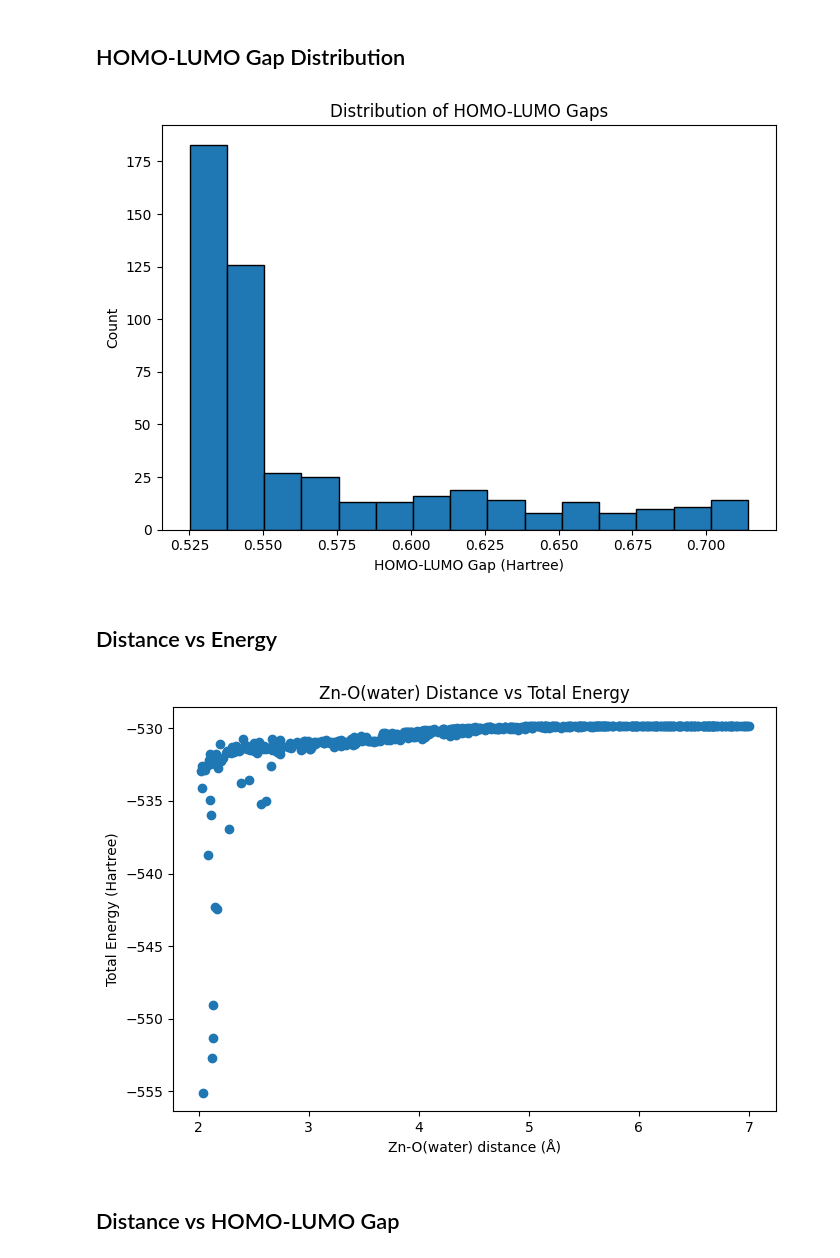
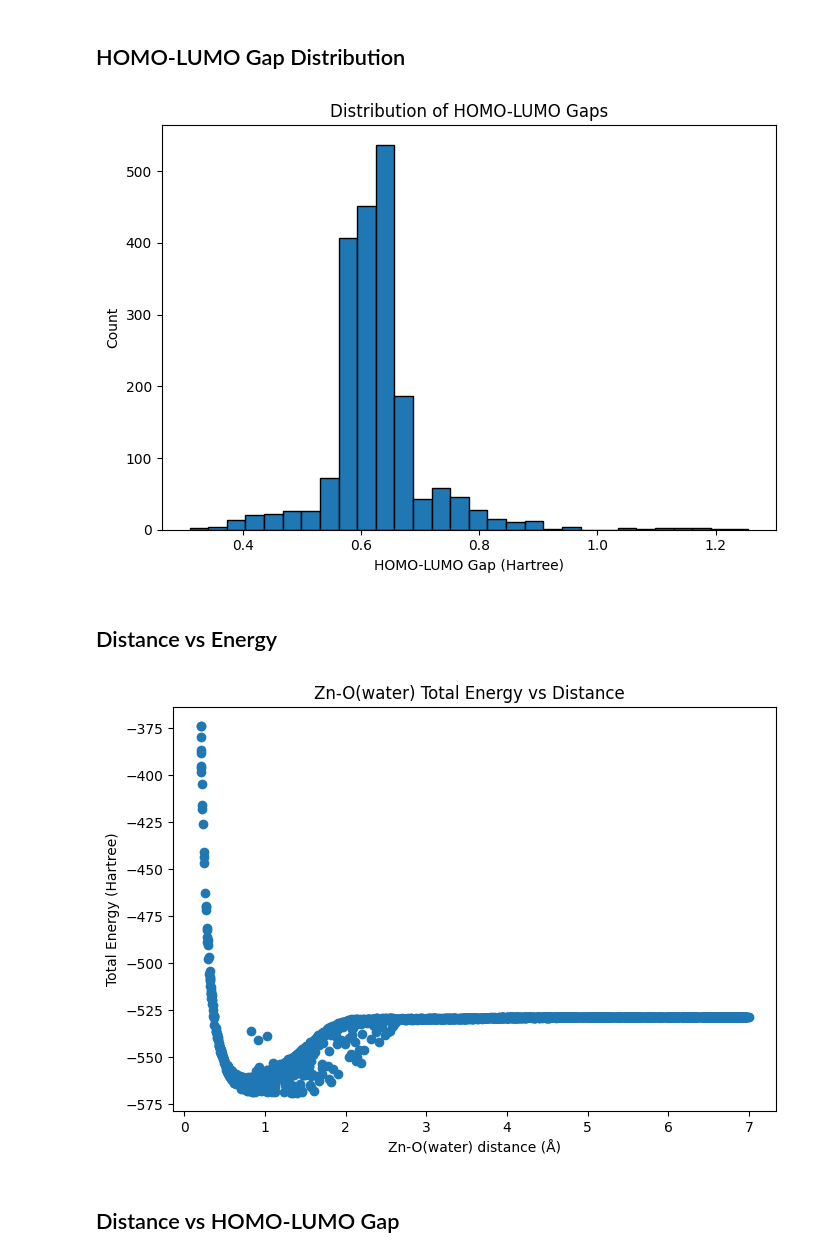
Before and after one commit to kaylajrox/pyscf-active-site-initial-tests, a Jupyter notebook: water-statistical-analysis.ipynb, the cells around one changed output. Saved outputs shown, nothing was run; the diff lists cells and outputs as text; code cells hidden in the pictures.

```diff
--- a/water-statistical-analysis.ipynb
+++ b/water-statistical-analysis.ipynb
@@ -532,7 +540,7 @@ This section constructs the dataset by loading generated results from pyscf calc
 # %% [markdown]
 ### Change CSV for every new pyscf analysis run to do separate analysis
 # %%
-csv_file = "water_sampling_results/water_sampling_results_2026-05-01_20-54-21.csv"
+csv_file = "water_sampling_results/water_sampling_results_2026-05-02_00-35-22.csv"
 # %%
 
 df = pd.read_csv(csv_file)
@@ -887,19 +1387,19 @@ R² = 0.9368
 # %%
 
 # =========================
 # 3. HOMO-LUMO GAP DISTRIBUTION
 # =========================
 
 plt.figure(figsize=(7, 5))
-plt.hist(df_clean["gap_hartree"], bins=15, edgecolor="black")
+plt.hist(df_clean["gap_hartree"], bins=30, edgecolor="black")
 plt.xlabel("HOMO-LUMO Gap (Hartree)")
 plt.ylabel("Count")
 plt.title("Distribution of HOMO-LUMO Gaps")
 plt.tight_layout()
 plt.savefig(plot_dir / "gap_distribution.png", dpi=300)
 plt.show()
 # %% [output]
-[figure, old version]
+[figure, new version]
 # %% [markdown]
 ## Distance vs Energy
 # %%
@@ -910,12 +1410,12 @@ plt.scatter(
 )
 plt.xlabel("Zn-O(water) distance (Å)")
 plt.ylabel("Total Energy (Hartree)")
-plt.title("Zn-O(water) Distance vs Total Energy")
+plt.title("Zn-O(water) Total Energy vs Distance  ")
 plt.tight_layout()
 plt.savefig(plot_dir / "distance_vs_energy.png", dpi=300)
 plt.show()
 # %% [output]
-[figure, old version]
+[figure, new version]
 # %% [markdown]
 ## Distance vs HOMO-LUMO Gap
 # %%
```
Also changed, not shown: parts of 29 cells of this notebook.
